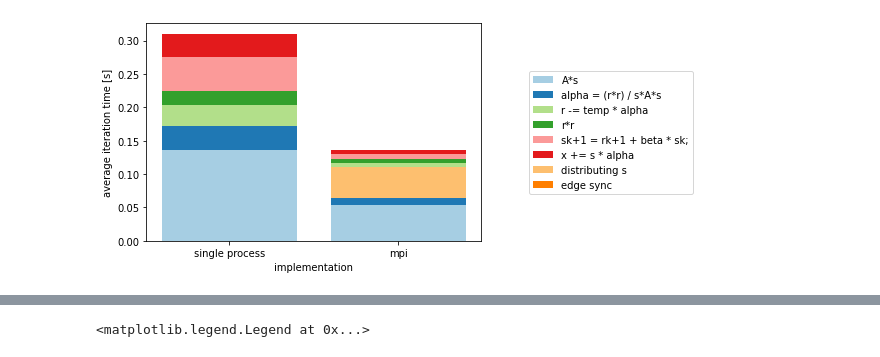
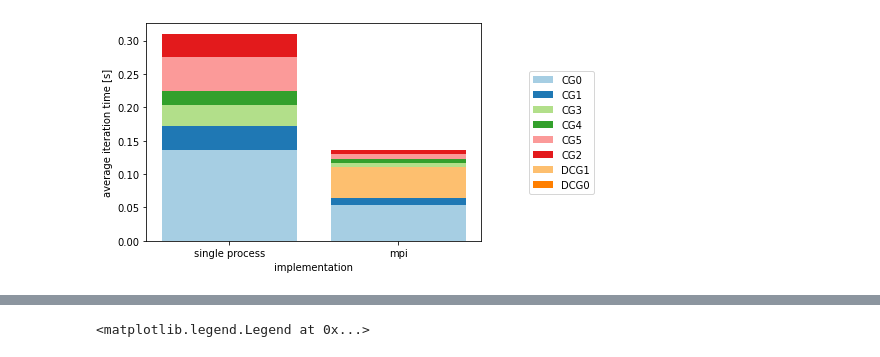
Before and after one commit to rurabori/diploma_research, a Jupyter notebook: scripts/data_analysis/graphs.ipynb, the cells around one changed output, grey strips where cells are left out. Drawn from its saved outputs; the diff is of its cells as text; code cells hidden in the pictures.

```diff
--- a/scripts/data_analysis/graphs.ipynb
+++ b/scripts/data_analysis/graphs.ipynb
@@ -3,6 +3,22 @@
 import numpy as np
 import matplotlib.pyplot as plt
 %matplotlib inline
+# %%
+def as_step(name):
+    renames = {'A*s': 'CG0',
+               'alpha = (r*r) / s*A*s': 'CG1',
+               'x += s * alpha': 'CG2',
+               'r -= temp * alpha': 'CG3',
+               'r*r': 'CG4',
+               'sk+1 = rk+1 + beta * sk;': 'CG5',
+               'distributing s': 'DCG1',
+               'edge sync': 'DCG0',
+               }
+    return renames.get(name, name)
+
+
+def make_steps(steps):
+    return {as_step(name): value for name, value in steps.items()}
 # %%
 import json
 from pathlib import Path
@@ -33,6 +49,8 @@ def load_stats(directory):
         result["cg"]["steps"][step] /= len(files)
     result["cg"]["total"] /= len(files)
 
+    result['cg']['steps'] = make_steps(result['cg']['steps'])
+
     return result
 
 
@@ -43,6 +61,8 @@ def normalize(stats):
 
     for key in stats["cg"]["steps"]:
         stats["cg"]["steps"][key] /= stats["cg"]["num_iters"]
+
+    stats['cg']['steps'] = make_steps(stats['cg']['steps'])
 
     return stats
 
@@ -109,34 +129,34 @@ def plot_run(matrix="gap-web", layout="8-1-8", st=None):
 
 
 st_mpi = load_stats(f"cg_dim2/gap-web/4-1-32")
 st_ds = load_stats(f"cg_dim_st/gap-web/128")
 normalize(st_ds)
 
 
 #fig1, ax1 = plt.subplots()
 # ax1.pie(st_ds['cg']['steps'].values(), labels=st_ds['cg']['steps'].keys(), autopct='%1.1f%%',
 #        shadow=False, startangle=90)
 # Equal aspect ratio ensures that pie is drawn as a circle.
 # ax1.axis('equal')
 # fig1.savefig('cg_steps.png')
 # fig1.show()
 #
 #fig2, ax2 = plt.subplots()
 # ax2.pie([st_ds['cg']['total'], st_ds['io']], labels=['conjugate gradient', 'matrix loading'], autopct='%1.1f%%',
 #        shadow=False, startangle=90)
 # ax2.axis('equal')  # Equal aspect ratio ensures that pie is drawn as a circle.
 # fig2.savefig('io_sequential_h5.png')
 # fig2.show()
 
 # plot_run(layout="4-2-8")
 #plot_run(layout="4-1-16", st='64')
 plot_run(layout="4-1-32", st='128')
 # plot_run(layout="8-1-4")
 #plot_run(layout="8-1-8", st='64')
 #plot_run(layout="8-1-16", st='128')
 #plot_run(layout="8-1-32", st='128')
 # %% [output]
-[figure, old version]
+[figure, new version]
 # %%
 def load_sp_stats_impl(mat, cpu_count):
     return normalize(load_json(
```
Also changed, not shown: parts of 15 cells of this notebook, 6 other files.
